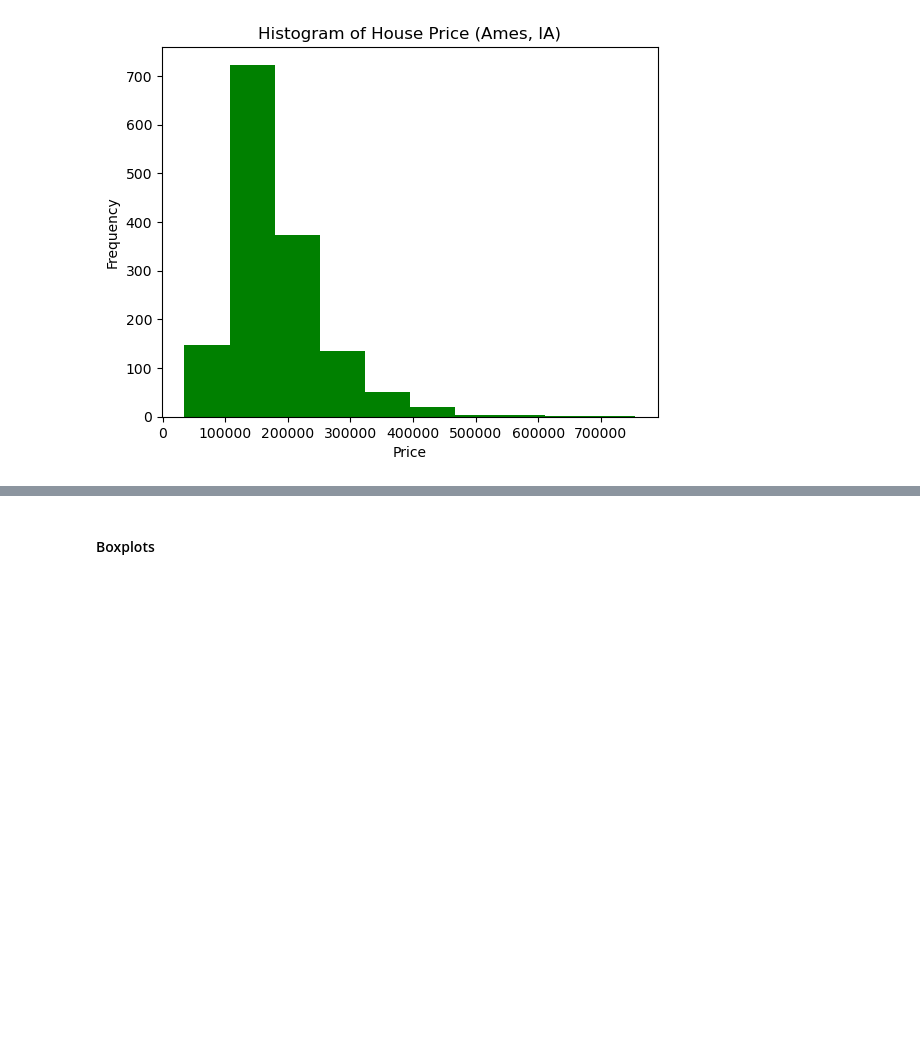
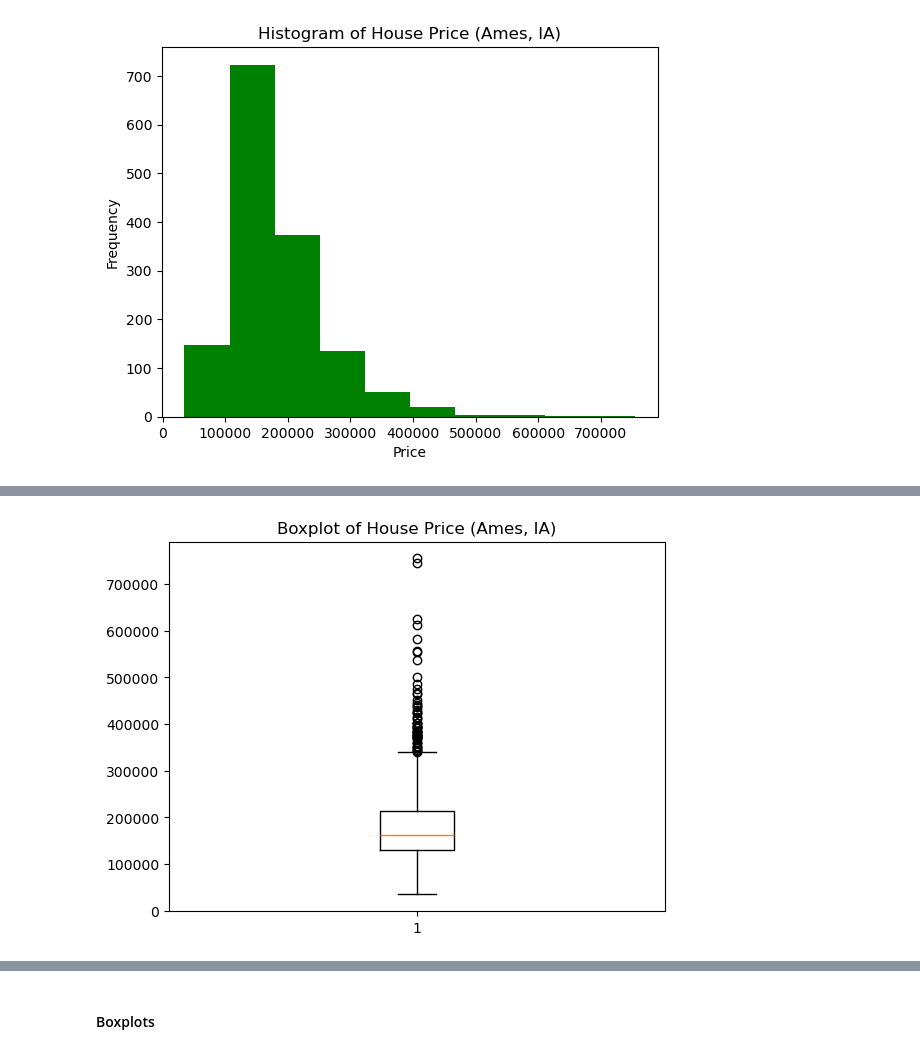
Before and after one commit to schuckers/DTSC2301, a Jupyter notebook: Code/UnivariateSummaries.ipynb, the cells around one changed output, grey strips where cells are left out. Drawn from its saved outputs; the diff is of its cells as text; code cells hidden in the pictures; blank space fills up the shorter version.

```diff
--- a/Code/UnivariateSummaries.ipynb
+++ b/Code/UnivariateSummaries.ipynb
@@ -56,0 +64,7 @@ plt.show()
+# %%
+# create a boxplot of SalePrice
+plt.boxplot(ames['SalePrice'])
+plt.title('Boxplot of House Prices (Ames, IA)')
+plt.show()
+# %% [output]
+[figure, added]
```
Also changed, not shown: parts of 15 cells of this notebook.
